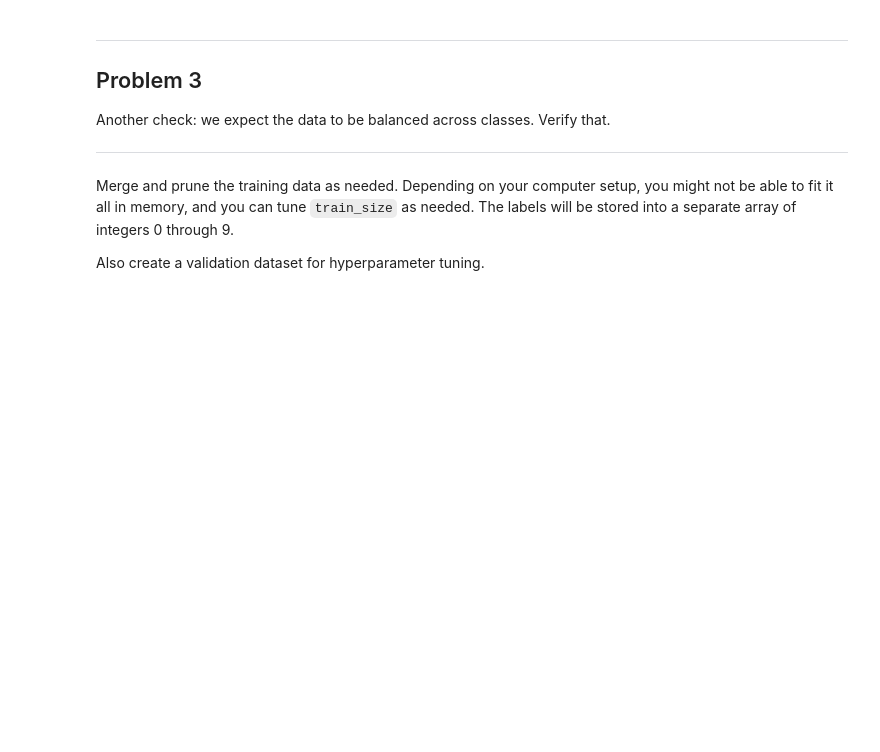
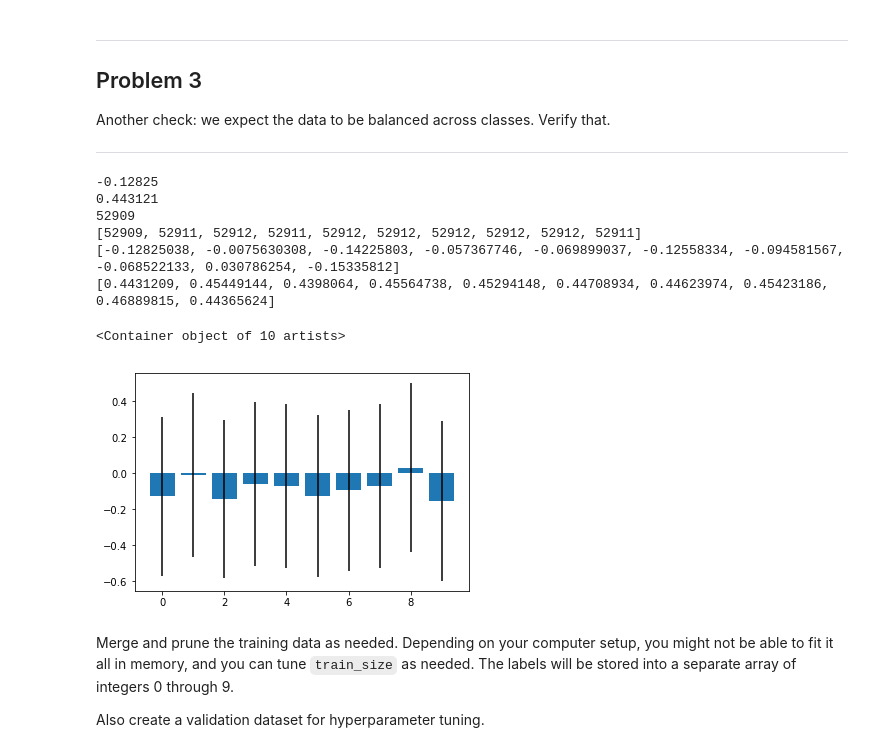
Before and after one commit to jeff-tj/machine-learning, a Jupyter notebook: deep_learning/1_notmnist.ipynb, the cells around one changed output. Saved outputs shown, nothing was run; the diff lists cells and outputs as text; code cells hidden in the pictures; blank space fills up the shorter version.

```diff
--- a/deep_learning/1_notmnist.ipynb
+++ b/deep_learning/1_notmnist.ipynb
@@ -248,6 +248,51 @@ Problem 3
 Another check: we expect the data to be balanced across classes. Verify that.
 
 ---
+# %%
+# Let's check that the data as roughly 0 mean and 0.5 sd over all datasets.
+
+# First let's compute the stats for our test array:
+print(np.mean(test_array))
+print(np.std(test_array))
+print(test_array.shape[0])
+
+# Loop over arrays and return values
+def load_stats(file_name):
+    """Given an pickle file name, load it and return stats"""
+    with open(file_name, "r") as f:
+        current_array = pickle.load(f)
+    array_n = current_array.shape[0]
+    array_mean = np.mean(current_array)
+    array_sd = np.std(current_array)
+    return [array_n, array_mean, array_sd]
+
+ds_n = []
+ds_mean = []
+ds_sd = []
+
+n = 0
+for ds in train_datasets:
+    ds_stats = load_stats(ds)
+    ds_n.append(ds_stats[0])
+    ds_mean.append(ds_stats[1])
+    ds_sd.append(ds_stats[2])
+
+print(ds_n)
+print(ds_mean)
+print(ds_sd)
+
+# Plot it nicely
+fig, ax = plt.subplots()
+ax.bar(np.arange(len(train_datasets)), ds_mean, yerr=ds_sd)
+# %% [output]
+-0.12825
+0.443121
+52909
+[52909, 52911, 52912, 52911, 52912, 52912, 52912, 52912, 52912, 52911]
+[-0.12825038, -0.0075630308, -0.14225803, -0.057367746, -0.069899037, -0.12558334, -0.094581567, -0.068522133, 0.030786254, -0.15335812]
+[0.4431209, 0.45449144, 0.4398064, 0.45564738, 0.45294148, 0.44708934, 0.44623974, 0.45423186, 0.46889815, 0.44365624]
+<Container object of 10 artists>
+[figure, added]
 # %% [markdown]
 Merge and prune the training data as needed. Depending on your computer setup, you might not be able to fit it all in memory, and you can tune `train_size` as needed. The labels will be stored into a separate array of integers 0 through 9.
 
```
Also changed, not shown: parts of 1 cell of this notebook.
